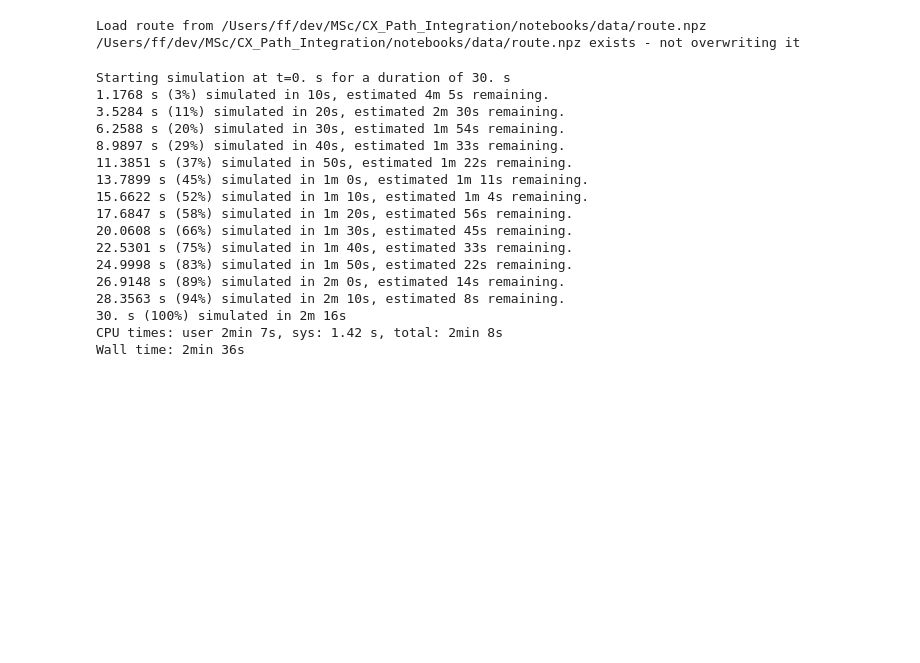
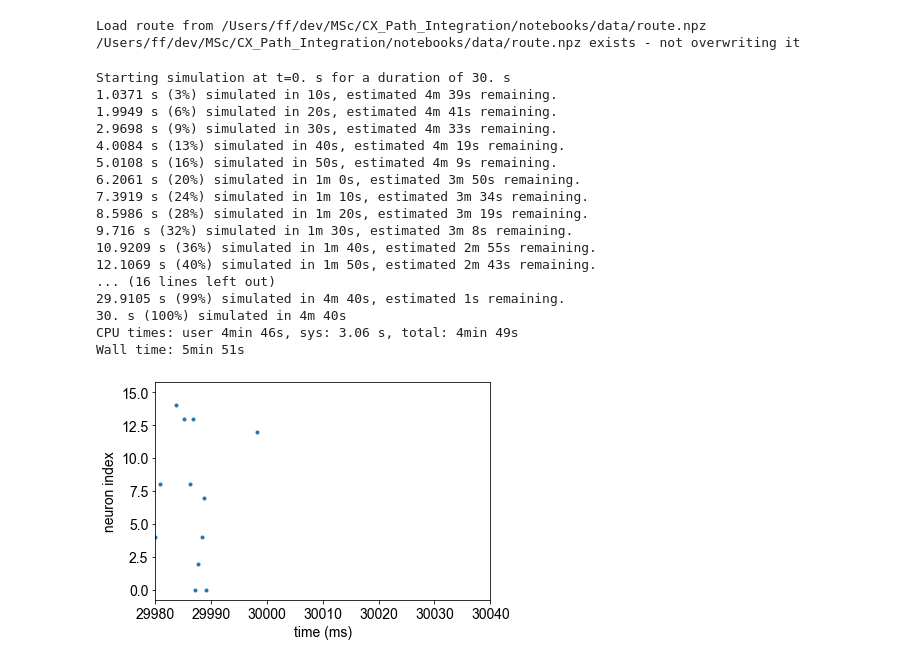
Before and after one commit to filippoferrari/CX_Path_Integration, a Jupyter notebook: notebooks/model_with_accumulator.ipynb, the cells around one changed output. Saved outputs shown, nothing was run; the diff lists cells and outputs as text; code cells hidden in the pictures; blank space fills up the shorter version.

```diff
--- a/notebooks/model_with_accumulator.ipynb
+++ b/notebooks/model_with_accumulator.ipynb
@@ -70,11 +70,11 @@ start_scope()
 
 time_step = 20 # ms
 # %%
-h_stimulus = TimedArray(headings*Hz, dt=1.*time_step*ms)
-P_HEADING = PoissonGroup(N_TL2, rates='h_stimulus(t,i)')
+h_stimulus = TimedArray(headings*Hz, dt=1.*time_step*ms, name='h_stimulus')
+P_HEADING = PoissonGroup(N_TL2, rates='h_stimulus(t,i)', name='P_HEADING')
 
-f_stimulus = TimedArray(flow*Hz, dt=1.*time_step*ms)
-P_FLOW = PoissonGroup(N_TN2, rates='f_stimulus(t,i)')
+f_stimulus = TimedArray(flow*Hz, dt=1.*time_step*ms, name='h_stimulus')
+P_FLOW = PoissonGroup(N_TN2, rates='f_stimulus(t,i)', name='P_FLOW')
 # %%
 # Neuron groups already optimised
 G_TL2 = nc.generate_neuron_groups(N_TL2, eqs, threshold_eqs, reset_eqs, TL2_neuron_params, name='TL2')
@@ -88,16 +88,16 @@ G_CPU1B = nc.generate_neuron_groups(N_CPU1B, eqs, threshold_eqs, reset_eqs, neur
 G_PONTINE = nc.generate_neuron_groups(N_PONTINE, eqs, threshold_eqs, reset_eqs, neuron_params, name='PONTINE')
 G_MOTOR = nc.generate_neuron_groups(N_MOTOR, eqs, threshold_eqs, reset_eqs, neuron_params, name='MOTOR')
 # %%
-SPM_HEADING = SpikeMonitor(P_HEADING)
-SPM_FLOW = SpikeMonitor(P_FLOW)
+SPM_HEADING = SpikeMonitor(P_HEADING, name='SPM_HEADING')
+SPM_FLOW = SpikeMonitor(P_FLOW, name='SPM_FLOW')
 
-SPM_TL2 = SpikeMonitor(G_TL2)
-SPM_CL1 = SpikeMonitor(G_CL1)
-SPM_TB1 = SpikeMonitor(G_TB1)
-SPM_TN2 = SpikeMonitor(G_TN2)
-SPM_CPU4 = SpikeMonitor(G_CPU4)
-SPM_CPU1A = SpikeMonitor(G_CPU1A)
-SPM_CPU1B = SpikeMonitor(G_CPU1B)
-SPM_PONTINE = SpikeMonitor(G_PONTINE)
-SPM_MOTOR = SpikeMonitor(G_MOTOR)
+SPM_TL2 = SpikeMonitor(G_TL2, name='SPM_TL2')
+SPM_CL1 = SpikeMonitor(G_CL1, name='SPM_CL1')
+SPM_TB1 = SpikeMonitor(G_TB1, name='SPM_TB1')
+SPM_TN2 = SpikeMonitor(G_TN2, name='SPM_TN2')
+SPM_CPU4 = SpikeMonitor(G_CPU4, name='SPM_CPU4')
+SPM_CPU1A = SpikeMonitor(G_CPU1A, name='SPM_CPU1A')
+SPM_CPU1B = SpikeMonitor(G_CPU1B, name='SPM_CPU1B')
+SPM_PONTINE = SpikeMonitor(G_PONTINE, name='SPM_PONTINE')
+SPM_MOTOR = SpikeMonitor(G_MOTOR, name='SPM_MOTOR')
 # %%
@@ -147,24 +209,25 @@ def CPU4_accumulator(t):
 # %%
 %%time
-run((T_outbound)*time_step*ms, report='text')
+net = Network(collect())
+net.run((T_outbound)*time_step*ms, report='text')
 # %% [output]
 Starting simulation at t=0. s for a duration of 30. s
-1.1768 s (3%) simulated in 10s, estimated 4m 5s remaining.
-3.5284 s (11%) simulated in 20s, estimated 2m 30s remaining.
-6.2588 s (20%) simulated in 30s, estimated 1m 54s remaining.
-8.9897 s (29%) simulated in 40s, estimated 1m 33s remaining.
-11.3851 s (37%) simulated in 50s, estimated 1m 22s remaining.
-13.7899 s (45%) simulated in 1m 0s, estimated 1m 11s remaining.
-15.6622 s (52%) simulated in 1m 10s, estimated 1m 4s remaining.
-17.6847 s (58%) simulated in 1m 20s, estimated 56s remaining.
-20.0608 s (66%) simulated in 1m 30s, estimated 45s remaining.
-22.5301 s (75%) simulated in 1m 40s, estimated 33s remaining.
-24.9998 s (83%) simulated in 1m 50s, estimated 22s remaining.
-26.9148 s (89%) simulated in 2m 0s, estimated 14s remaining.
-28.3563 s (94%) simulated in 2m 10s, estimated 8s remaining.
-30. s (100%) simulated in 2m 16s
-CPU times: user 2min 7s, sys: 1.42 s, total: 2min 8s
-Wall time: 2min 36s
+1.0371 s (3%) simulated in 10s, estimated 4m 39s remaining.
+1.9949 s (6%) simulated in 20s, estimated 4m 41s remaining.
+2.9698 s (9%) simulated in 30s, estimated 4m 33s remaining.
+4.0084 s (13%) simulated in 40s, estimated 4m 19s remaining.
+5.0108 s (16%) simulated in 50s, estimated 4m 9s remaining.
+6.2061 s (20%) simulated in 1m 0s, estimated 3m 50s remaining.
+7.3919 s (24%) simulated in 1m 10s, estimated 3m 34s remaining.
+8.5986 s (28%) simulated in 1m 20s, estimated 3m 19s remaining.
+9.716 s (32%) simulated in 1m 30s, estimated 3m 8s remaining.
+10.9209 s (36%) simulated in 1m 40s, estimated 2m 55s remaining.
+12.1069 s (40%) simulated in 1m 50s, estimated 2m 43s remaining.
+... (16 lines left out)
+29.9105 s (99%) simulated in 4m 40s, estimated 1s remaining.
+30. s (100%) simulated in 4m 40s
+CPU times: user 4min 46s, sys: 3.06 s, total: 4min 49s
+Wall time: 5min 51s
 # %%
 def normalise_CPU4_accumulator(CPU4_memory, vmin=0.15, vmax=0.6):
     L_CPU4 = CPU4_memory[:N_CPU4//2]
@@ -174,0 +248,6 @@ def normalise_CPU4_accumulator(CPU4_memory, vmin=0.15, vmax=0.6):
+# %%
+brian_plot(SPM_HEADING)
+plt.xlim([29980,30040])
+plt.show()
+# %% [output]
+[figure, added]
```
Also changed, not shown: parts of 8 cells of this notebook, 2 other files.
